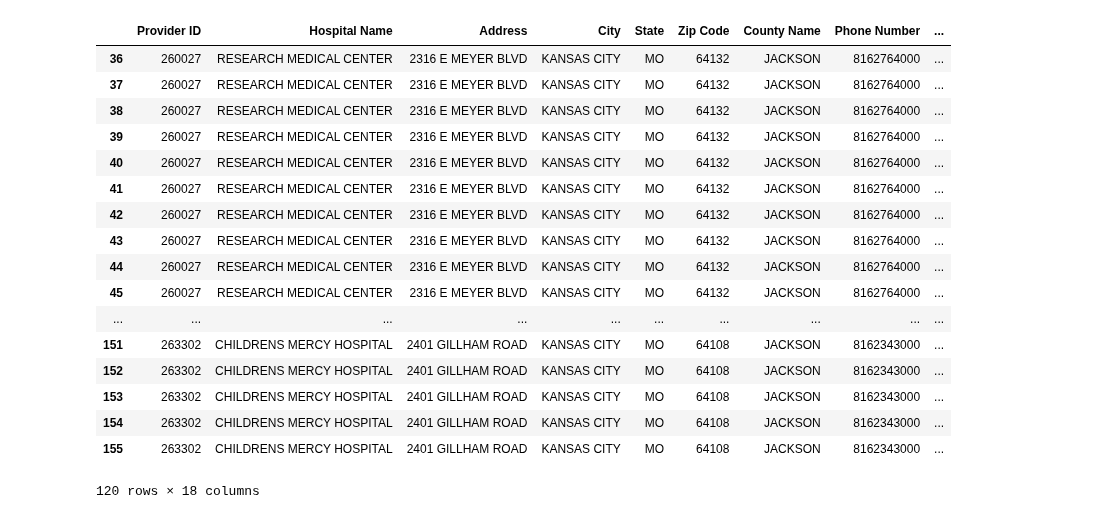
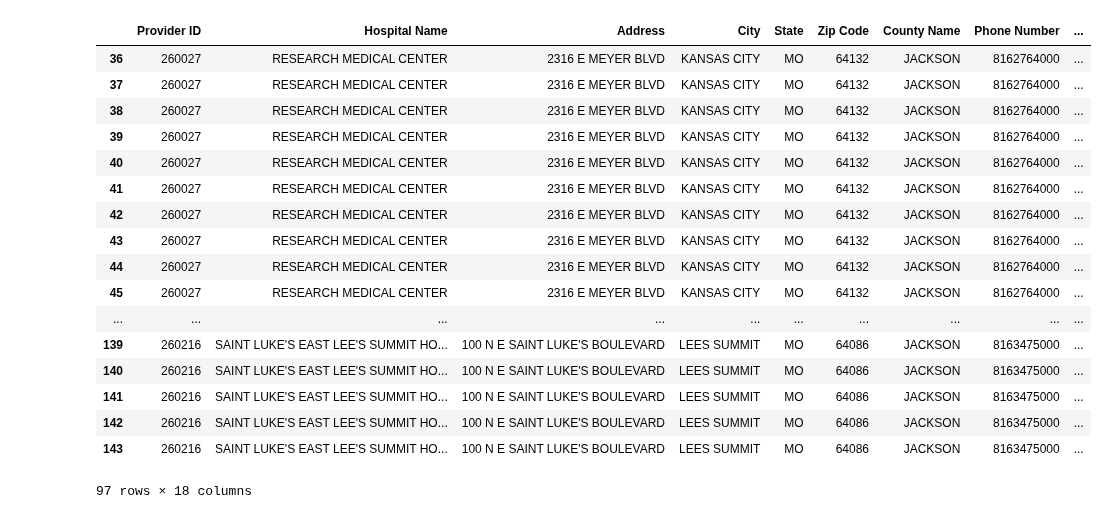
Before and after one commit to TedMur/SnakeBait, a Jupyter notebook: Data/Jazzy Bars.ipynb, the cells around one changed output. Saved outputs shown, nothing was run; the diff lists cells and outputs as text; code cells hidden in the pictures.

```diff
--- a/Data/Jazzy Bars.ipynb
+++ b/Data/Jazzy Bars.ipynb
@@ -43,27 +43,28 @@ u_visits_county = u_visits_ks_mo[(u_visits['County Name']=='JACKSON')|
                           (u_visits['County Name']=='WYANDOTTE')]
 # %%
 jackson_u = u_visits_county[(u_visits['County Name']=='JACKSON')]
+jackson_u = jackson_u[(jackson_u['Score']!='Not Available')]
 jackson_medi = medicare_county[(medicare_ks_mo['County Name']=='JACKSON')]
 jackson_read = readdmissions_county[(readdmissions_ks_mo['County']=='JACKSON')]
 jackson_death = comp_deaths_hospitals_county[(comp_deaths_hospitals_ks_mo['County Name']=='JACKSON')]
 
 jackson_u
 # %% [output]
 |  | Provider ID | Hospital Name | Address | City | State | Zip Code | County Name | Phone Number | ... |
 | 36 | 260027 | RESEARCH MEDICAL CENTER | 2316 E MEYER BLVD | KANSAS CITY | MO | 64132 | JACKSON | 8162764000 | ... |
 | 37 | 260027 | RESEARCH MEDICAL CENTER | 2316 E MEYER BLVD | KANSAS CITY | MO | 64132 | JACKSON | 8162764000 | ... |
 | 38 | 260027 | RESEARCH MEDICAL CENTER | 2316 E MEYER BLVD | KANSAS CITY | MO | 64132 | JACKSON | 8162764000 | ... |
 | 39 | 260027 | RESEARCH MEDICAL CENTER | 2316 E MEYER BLVD | KANSAS CITY | MO | 64132 | JACKSON | 8162764000 | ... |
 | 40 | 260027 | RESEARCH MEDICAL CENTER | 2316 E MEYER BLVD | KANSAS CITY | MO | 64132 | JACKSON | 8162764000 | ... |
 | 41 | 260027 | RESEARCH MEDICAL CENTER | 2316 E MEYER BLVD | KANSAS CITY | MO | 64132 | JACKSON | 8162764000 | ... |
 | 42 | 260027 | RESEARCH MEDICAL CENTER | 2316 E MEYER BLVD | KANSAS CITY | MO | 64132 | JACKSON | 8162764000 | ... |
 | 43 | 260027 | RESEARCH MEDICAL CENTER | 2316 E MEYER BLVD | KANSAS CITY | MO | 64132 | JACKSON | 8162764000 | ... |
 | 44 | 260027 | RESEARCH MEDICAL CENTER | 2316 E MEYER BLVD | KANSAS CITY | MO | 64132 | JACKSON | 8162764000 | ... |
 | 45 | 260027 | RESEARCH MEDICAL CENTER | 2316 E MEYER BLVD | KANSAS CITY | MO | 64132 | JACKSON | 8162764000 | ... |
 | ... | ... | ... | ... | ... | ... | ... | ... | ... | ... |
-| 151 | 263302 | CHILDRENS MERCY HOSPITAL | 2401 GILLHAM ROAD | KANSAS CITY | MO | 64108 | JACKSON | 8162343000 | ... |
-| 152 | 263302 | CHILDRENS MERCY HOSPITAL | 2401 GILLHAM ROAD | KANSAS CITY | MO | 64108 | JACKSON | 8162343000 | ... |
-| 153 | 263302 | CHILDRENS MERCY HOSPITAL | 2401 GILLHAM ROAD | KANSAS CITY | MO | 64108 | JACKSON | 8162343000 | ... |
-| 154 | 263302 | CHILDRENS MERCY HOSPITAL | 2401 GILLHAM ROAD | KANSAS CITY | MO | 64108 | JACKSON | 8162343000 | ... |
-| 155 | 263302 | CHILDRENS MERCY HOSPITAL | 2401 GILLHAM ROAD | KANSAS CITY | MO | 64108 | JACKSON | 8162343000 | ... |
+| 139 | 260216 | SAINT LUKE'S EAST LEE'S SUMMIT HO... | 100 N E SAINT LUKE'S BOULEVARD | LEES SUMMIT | MO | 64086 | JACKSON | 8163475000 | ... |
+| 140 | 260216 | SAINT LUKE'S EAST LEE'S SUMMIT HO... | 100 N E SAINT LUKE'S BOULEVARD | LEES SUMMIT | MO | 64086 | JACKSON | 8163475000 | ... |
+| 141 | 260216 | SAINT LUKE'S EAST LEE'S SUMMIT HO... | 100 N E SAINT LUKE'S BOULEVARD | LEES SUMMIT | MO | 64086 | JACKSON | 8163475000 | ... |
+| 142 | 260216 | SAINT LUKE'S EAST LEE'S SUMMIT HO... | 100 N E SAINT LUKE'S BOULEVARD | LEES SUMMIT | MO | 64086 | JACKSON | 8163475000 | ... |
+| 143 | 260216 | SAINT LUKE'S EAST LEE'S SUMMIT HO... | 100 N E SAINT LUKE'S BOULEVARD | LEES SUMMIT | MO | 64086 | JACKSON | 8163475000 | ... |
-120 rows × 18 columns
+97 rows × 18 columns
```
Also changed, not shown: parts of 10 cells of this notebook, 1 other file.
